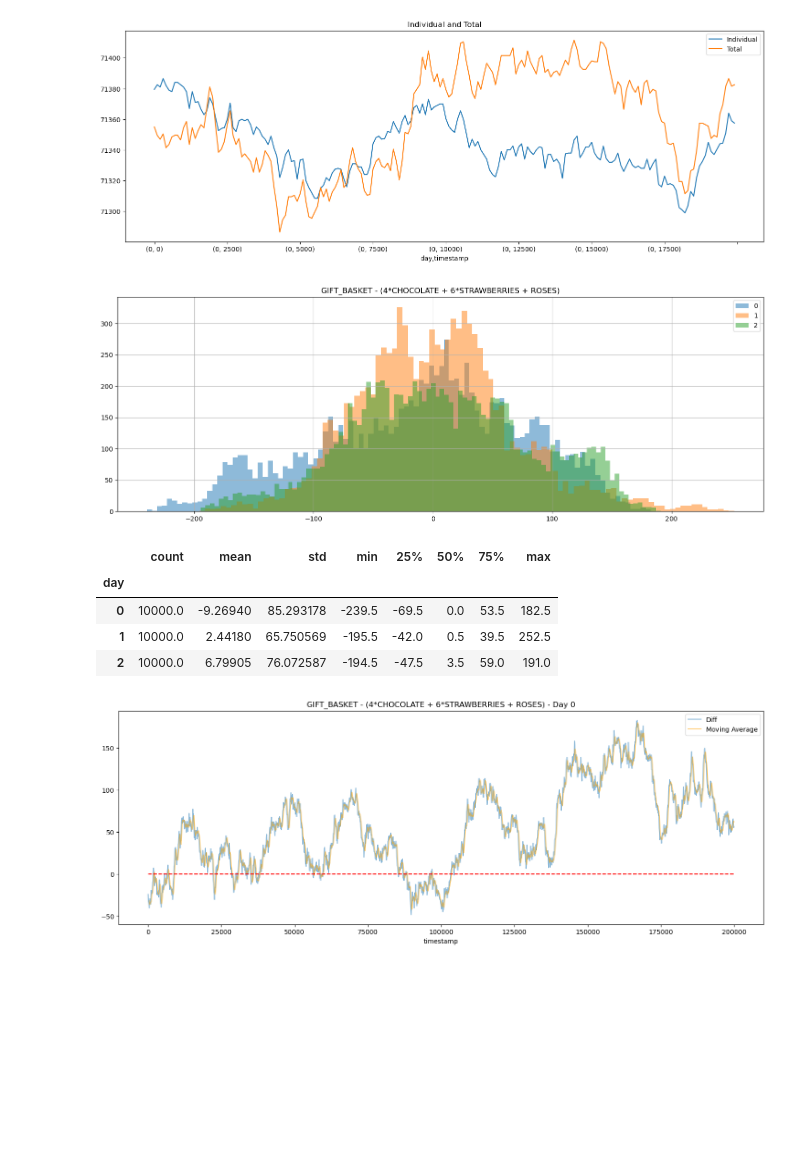
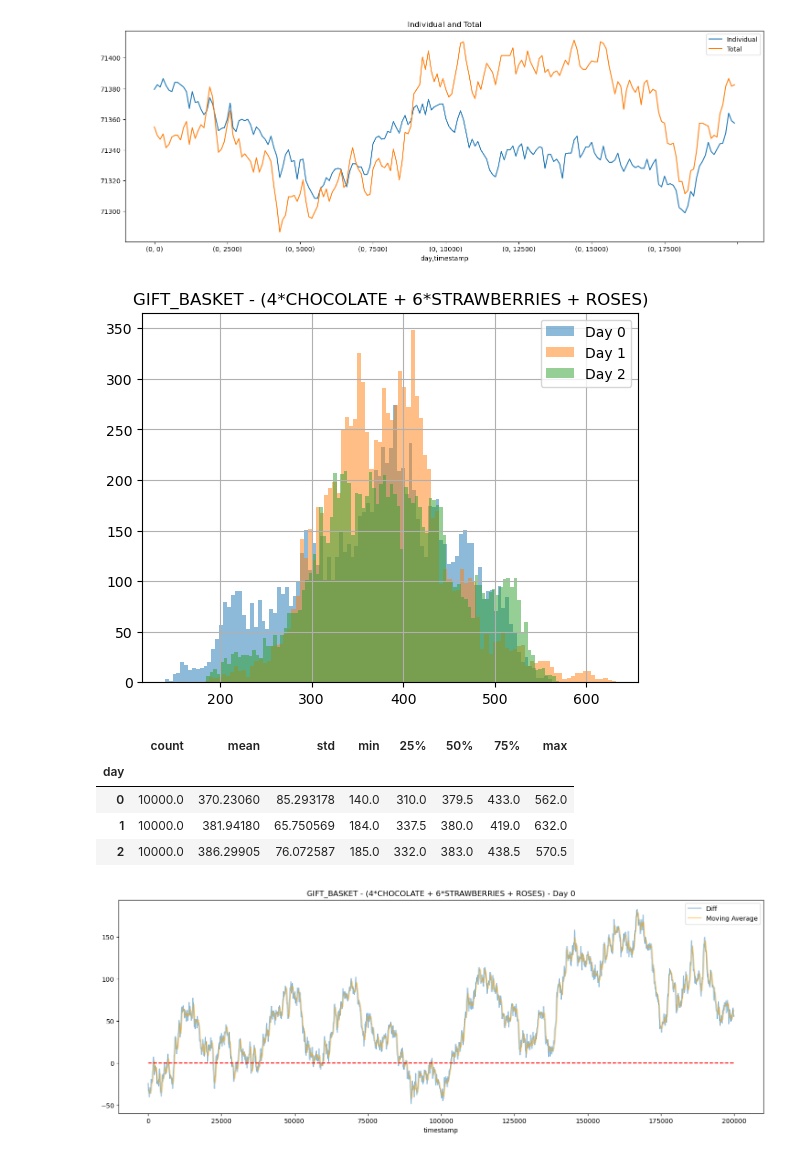
Before and after one commit to Meilism/IMC-Prosperity-Trading-Challenge, a Jupyter notebook: JM/analysis/data_analysis_3.ipynb, the cells around one changed output. Drawn from its saved outputs; the diff is of its cells as text; code cells hidden in the pictures; blank space fills up the shorter version.

```diff
--- a/JM/analysis/data_analysis_3.ipynb
+++ b/JM/analysis/data_analysis_3.ipynb
@@ -189,22 +189,21 @@ plt.show()
 # %% [output]
 [figure]
 # %%
-diff_shift = diff - 379.5
-
-diff_shift.groupby('day').hist(bins=100, alpha=0.5, figsize=(18, 6))
+for d in days:
+    diff.loc[d].hist(bins=100, alpha=0.5)
+plt.legend([f'Day {d}' for d in days])
 plt.title('GIFT_BASKET - (4*CHOCOLATE + 6*STRAWBERRIES + ROSES)')
-plt.legend(days)
 plt.show()
 # %% [output]
-[figure, old version]
+[figure, new version]
 # %%
-diff_shift.groupby('day').describe()
+diff.groupby('day').describe()
 # %% [output]
 |  | count | mean | std | min | 25% | 50% | 75% | max |
 | day |  |  |  |  |  |  |  |  |
-| 0 | 10000.0 | -9.26940 | 85.293178 | -239.5 | -69.5 | 0.0 | 53.5 | 182.5 |
-| 1 | 10000.0 | 2.44180 | 65.750569 | -195.5 | -42.0 | 0.5 | 39.5 | 252.5 |
-| 2 | 10000.0 | 6.79905 | 76.072587 | -194.5 | -47.5 | 3.5 | 59.0 | 191.0 |
+| 0 | 10000.0 | 370.23060 | 85.293178 | 140.0 | 310.0 | 379.5 | 433.0 | 562.0 |
+| 1 | 10000.0 | 381.94180 | 65.750569 | 184.0 | 337.5 | 380.0 | 419.0 | 632.0 |
+| 2 | 10000.0 | 386.29905 | 76.072587 | 185.0 | 332.0 | 383.0 | 438.5 | 570.5 |
 # %%
 window_size = 4
 sample = 2000
```
Also changed, not shown: 7 other files.
